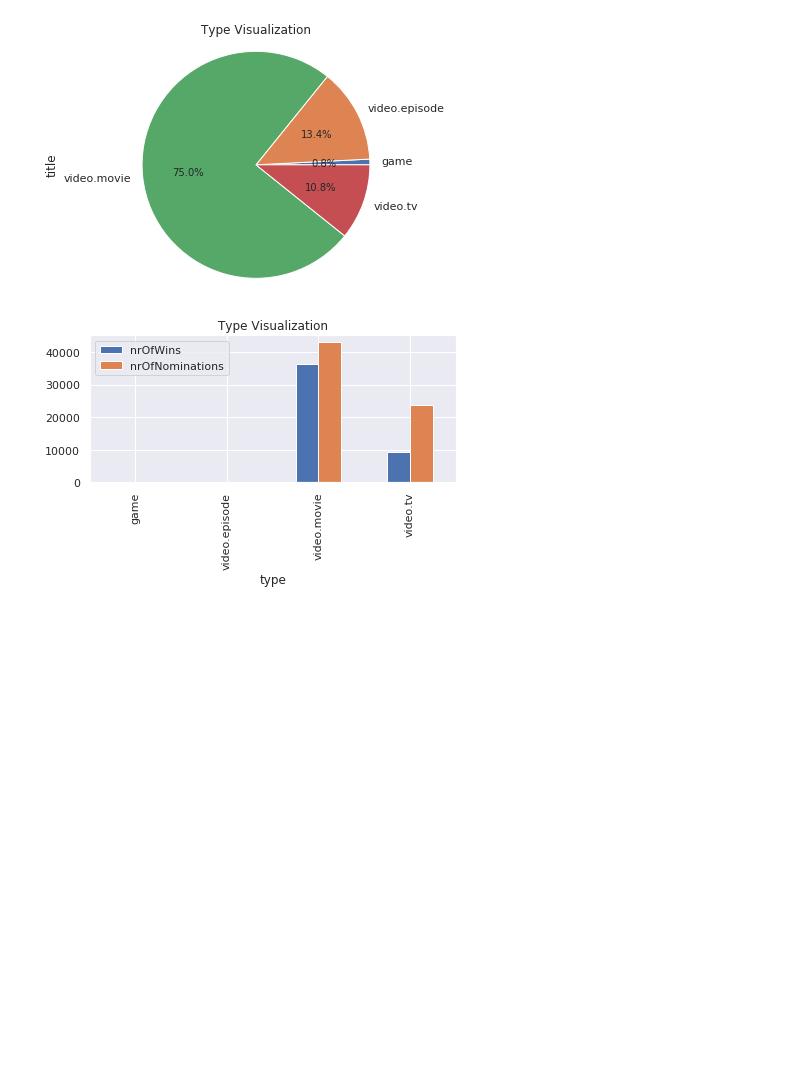
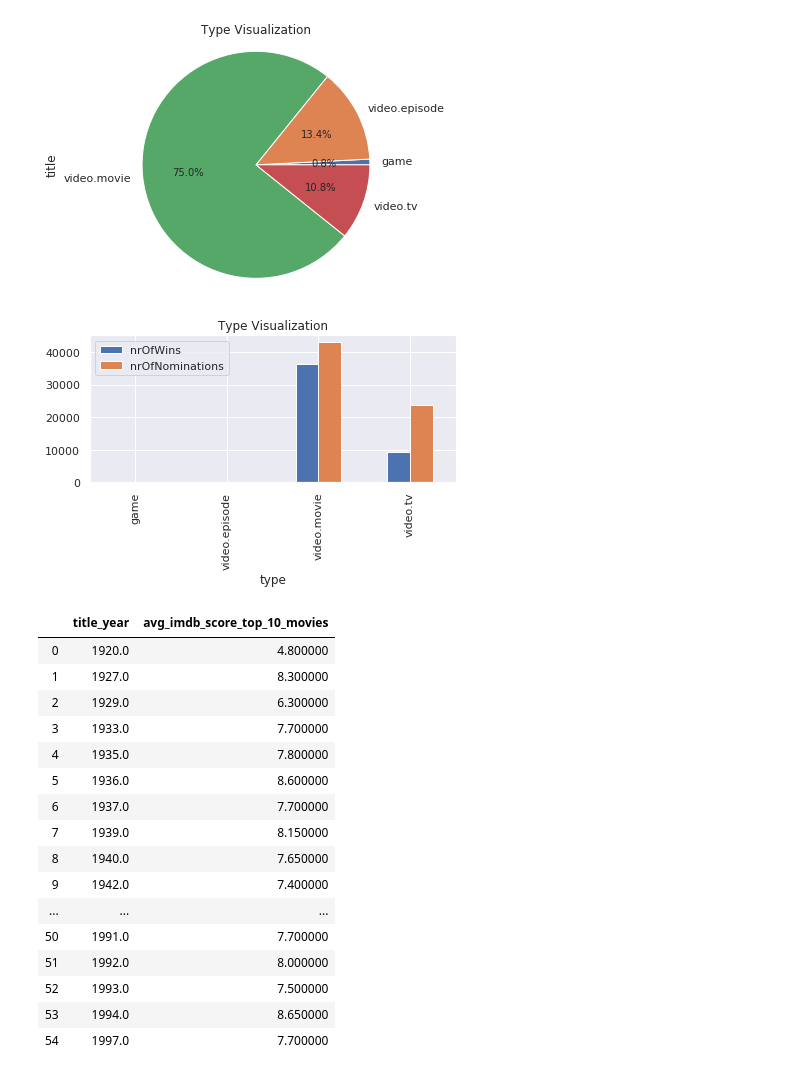
Before and after one commit to ramani-raj/7974_01_Exercises, a Jupyter notebook: 7974_01_python.ipynb, the cells around one changed output. Saved outputs shown, nothing was run; the diff lists cells and outputs as text; code cells hidden in the pictures; blank space fills up the shorter version.

Commit message:
Report 4 included

```diff
--- a/7974_01_python.ipynb
+++ b/7974_01_python.ipynb
@@ -183,6 +183,18 @@ def report3(df):
 
 
 #Bonus Question
+#Q4
+def report4(df):
+    df1=df.groupby('title_year')['gross'].sum().reset_index()
+    df1['gross_10']=df1['gross']*0.1
+    df1.drop(columns=['gross'],inplace=True)
+    df=pd.merge(df,df1,how='inner',on='title_year')
+    df=df[df['gross'] > df['gross_10']].reset_index()
+    df2=df.groupby('title_year')['imdb_score'].mean().reset_index()
+    df2.rename(columns={'imdb_score':'avg_imdb_score_top_10_movies'},inplace=True)
+    return df2
+
+#Bonus Question
 #Q5
 def report5(df):
     df['deciles']=pd.qcut(df['duration'],10,labels=False)
@@ -458,3 +470,25 @@ report6()
 [figure]
 [figure]
 [figure]
+# %%
+df= pd.read_csv("movie_metadata.csv")
+# %%
+report4(df)
+# %% [output]
+|  | title_year | avg_imdb_score_top_10_movies |
+| 0 | 1920.0 | 4.800000 |
+| 1 | 1927.0 | 8.300000 |
+| 2 | 1929.0 | 6.300000 |
+| 3 | 1933.0 | 7.700000 |
+| 4 | 1935.0 | 7.800000 |
+| 5 | 1936.0 | 8.600000 |
+| 6 | 1937.0 | 7.700000 |
+| 7 | 1939.0 | 8.150000 |
+| 8 | 1940.0 | 7.650000 |
+| 9 | 1942.0 | 7.400000 |
+| ... | ... | ... |
+| 50 | 1991.0 | 7.700000 |
+| 51 | 1992.0 | 8.000000 |
+| 52 | 1993.0 | 7.500000 |
+| 53 | 1994.0 | 8.650000 |
+| 54 | 1997.0 | 7.700000 |
```
Also changed, not shown: 1 other file.
